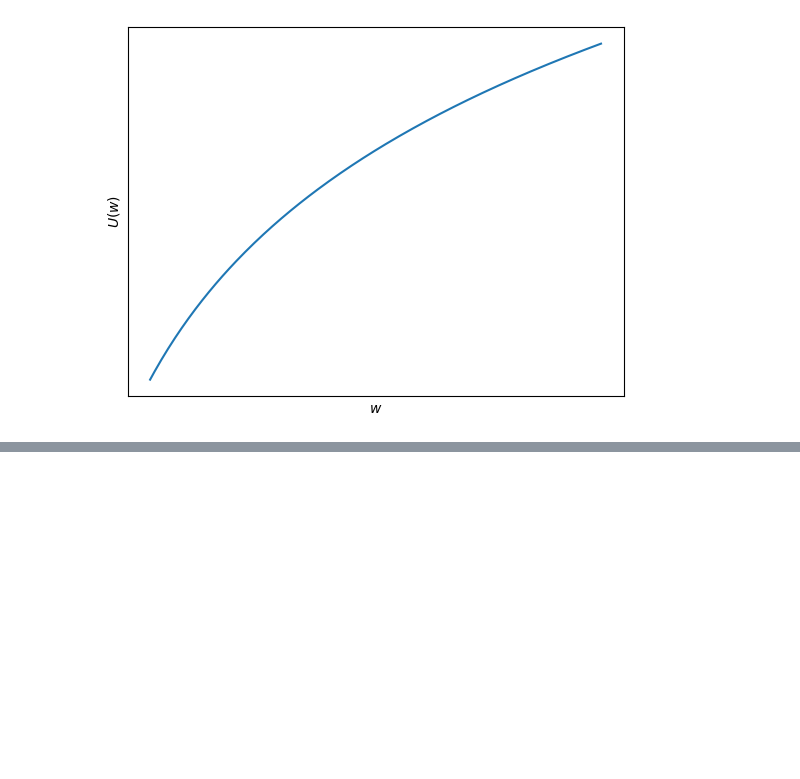
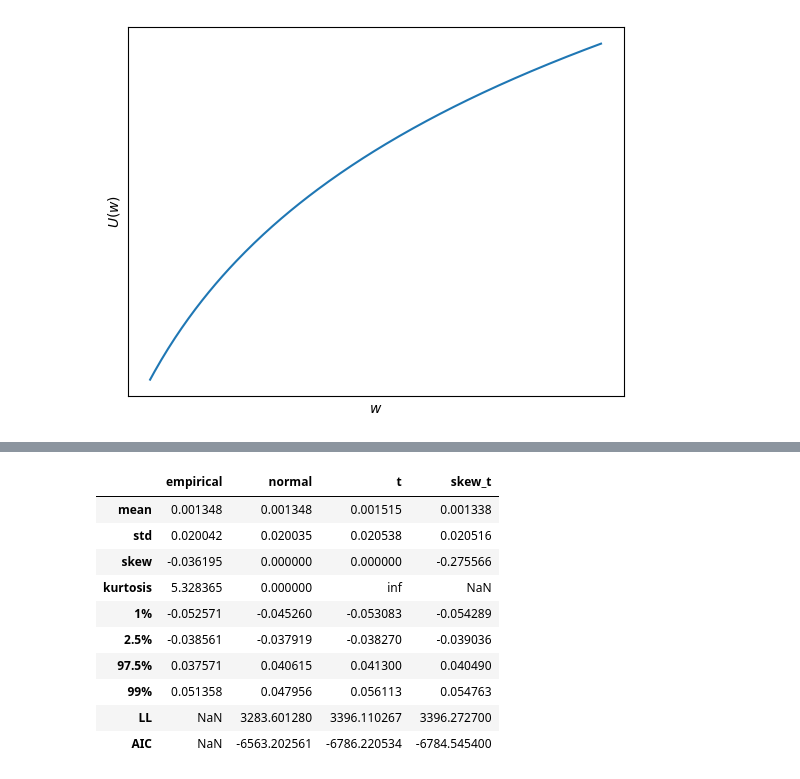
Before and after one commit to RalfKellner/fdaml_coursebook, a Jupyter notebook: _sources/03_univariate_models.ipynb, the cells around one changed output, grey strips where cells are left out. Cells and saved outputs as stored; diff of their text form; code cells hidden in the pictures; blank space fills up the shorter version.

```diff
--- a/_sources/03_univariate_models.ipynb
+++ b/_sources/03_univariate_models.ipynb
@@ -489,0 +520,59 @@ VaR, ES, Expectiles, Aximos....
+# %%
+aapl_returns.describe(percentiles = [0.01, 0.025, 0.975, 0.99])
+aapl_returns.skew()
+aapl_returns.kurtosis()
+descriptives = aapl_returns.describe(percentiles = [0.01, 0.025, 0.975, 0.99])
+descriptives.loc["skew"] = aapl_returns.skew()
+descriptives.loc["kurtosis"] = aapl_returns.kurtosis()
+descriptives = descriptives.loc[["mean", "std", "skew", "kurtosis", "1%", "2.5%", "97.5%", "99%"]]
+descriptives = descriptives.to_frame("empirical")
+
+norm_fit = norm.fit(aapl_returns)
+t_fit = t.fit(aapl_returns)
+nct_fit = nct.fit(aapl_returns)
+
+ll_norm = np.sum(norm.logpdf(aapl_returns, norm_fit[0], norm_fit[1]))
+ll_t = np.sum(t.logpdf(aapl_returns, t_fit[0], t_fit[1], t_fit[2]))
+ll_nct = np.sum(nct.logpdf(aapl_returns, nct_fit[0], nct_fit[1], nct_fit[2], nct_fit[3]))
+aic_norm = -2 * ll_norm + 2 * len(norm_fit)
+aic_t = -2 * ll_t + 2*len(t_fit)
+aic_nct = -2 * ll_nct + 2*len(nct_fit)
+
+norm_quantiles = norm.ppf([0.01, 0.025, 0.975, 0.99], norm_fit[0], norm_fit[1])
+norm_moments = norm.stats(norm_fit[0], norm_fit[1], moments = "mvsk")
+
+t_quantiles = t.ppf([0.01, 0.025, 0.975, 0.99], t_fit[0], t_fit[1], t_fit[2])
+t_moments = t.stats(t_fit[0], t_fit[1], t_fit[2], moments = "mvsk")
+
+nct_quantiles = nct.ppf([0.01, 0.025, 0.975, 0.99], nct_fit[0], nct_fit[1], nct_fit[2], nct_fit[3])
+nct_moments = nct.stats(nct_fit[0], nct_fit[1], nct_fit[2], nct_fit[3], moments = "mvsk")
+
+descriptives.loc["mean":"kurtosis":, "normal"] = norm_moments
+descriptives.loc["std", "normal"] = np.sqrt(descriptives.loc["std", "normal"])
+descriptives.loc["1%":, "normal"] = norm_quantiles
+
+descriptives.loc["mean":"kurtosis":, "t"] = t_moments
+descriptives.loc["std", "t"] = np.sqrt(descriptives.loc["std", "t"])
+descriptives.loc["1%":, "t"] = t_quantiles
+
+descriptives.loc["mean":"kurtosis":, "skew_t"] = nct_moments
+descriptives.loc["std", "skew_t"] = np.sqrt(descriptives.loc["std", "skew_t"])
+descriptives.loc["1%":, "skew_t"] = nct_quantiles
+
+descriptives.loc["LL", :] = np.nan
+descriptives.loc["AIC", :] = np.nan
+descriptives.loc["LL", ["normal", "t", "skew_t"]] = [ll_norm, ll_t, ll_nct]
+descriptives.loc["AIC", ["normal", "t", "skew_t"]] = [aic_norm, aic_t, aic_nct]
+descriptives
+# %% [output]
+|  | empirical | normal | t | skew_t |
+| mean | 0.001348 | 0.001348 | 0.001515 | 0.001338 |
+| std | 0.020042 | 0.020035 | 0.020538 | 0.020516 |
+| skew | -0.036195 | 0.000000 | 0.000000 | -0.275566 |
+| kurtosis | 5.328365 | 0.000000 | inf | NaN |
+| 1% | -0.052571 | -0.045260 | -0.053083 | -0.054289 |
+| 2.5% | -0.038561 | -0.037919 | -0.038270 | -0.039036 |
+| 97.5% | 0.037571 | 0.040615 | 0.041300 | 0.040490 |
+| 99% | 0.051358 | 0.047956 | 0.056113 | 0.054763 |
+| LL | NaN | 3283.601280 | 3396.110267 | 3396.272700 |
+| AIC | NaN | -6563.202561 | -6786.220534 | -6784.545400 |
```
Also changed, not shown: parts of 14 cells of this notebook, 6 other files.
